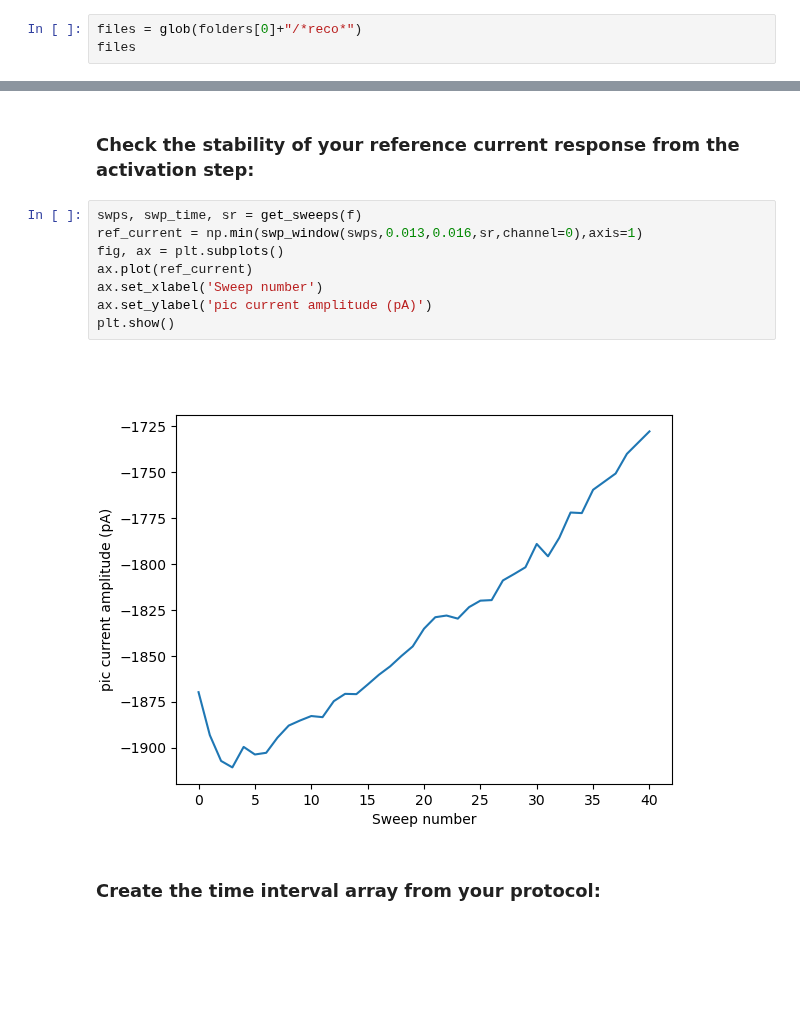
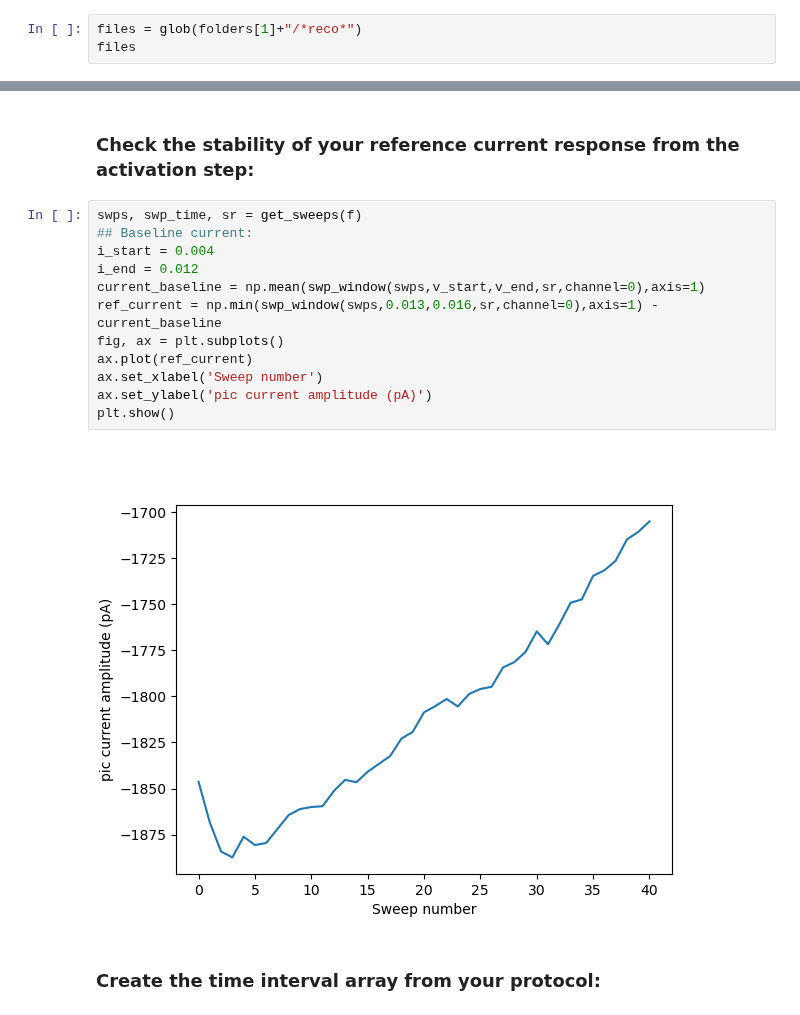
Before and after one commit to afmontarras/CSHL, a Jupyter notebook: Nav.ipynb, the cells around one changed output, grey strips where cells are left out. Cells and saved outputs as stored; diff of their text form; blank space fills up the shorter version.

```diff
--- a/Nav.ipynb
+++ b/Nav.ipynb
@@ -137,7 +143,7 @@ ax.legend()
 # %% [markdown]
 ### Recovery rotocols
 # %%
-files = glob(folders[0]+"/*reco*")
+files = glob(folders[1]+"/*reco*")
 files
 # %% [output]
 ['/home/alan/Documents/LAB/CSHL/Data/Nav/24607007_reco-100.abf',
@@ -152,14 +158,18 @@ plot_swps(f)
 ### Check the stability of your reference current response from the activation step:
 # %%
 swps, swp_time, sr = get_sweeps(f)
-ref_current = np.min(swp_window(swps,0.013,0.016,sr,channel=0),axis=1)
+## Baseline current:
+i_start = 0.004
+i_end = 0.012
+current_baseline = np.mean(swp_window(swps,v_start,v_end,sr,channel=0),axis=1)
+ref_current = np.min(swp_window(swps,0.013,0.016,sr,channel=0),axis=1) - current_baseline
 fig, ax = plt.subplots()
 ax.plot(ref_current)
 ax.set_xlabel('Sweep number')
 ax.set_ylabel('pic current amplitude (pA)')
 plt.show()
 # %% [output]
-[figure, old version]
+[figure, new version]
 # %% [markdown]
 ### Create the time interval array from your protocol:
 # %%
```
Also changed, not shown: parts of 9 cells of this notebook, 1 other file.
